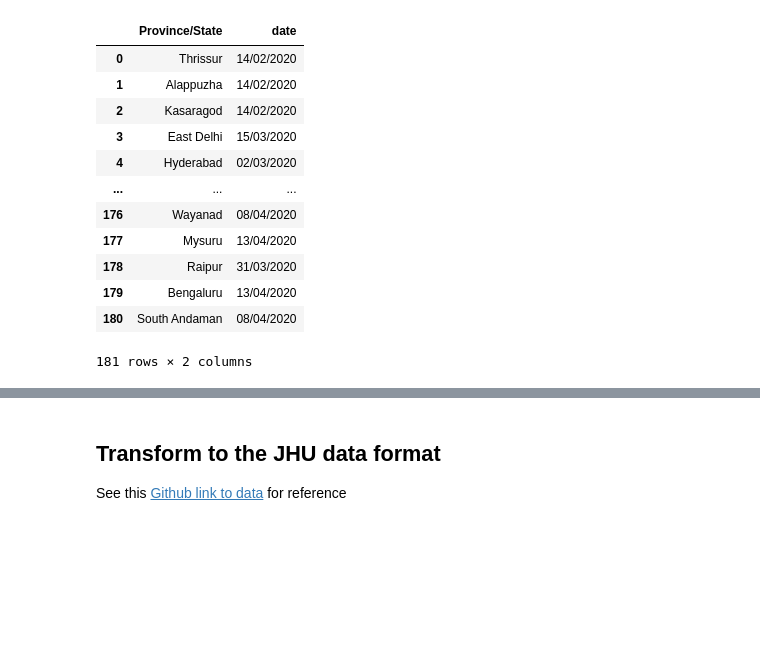
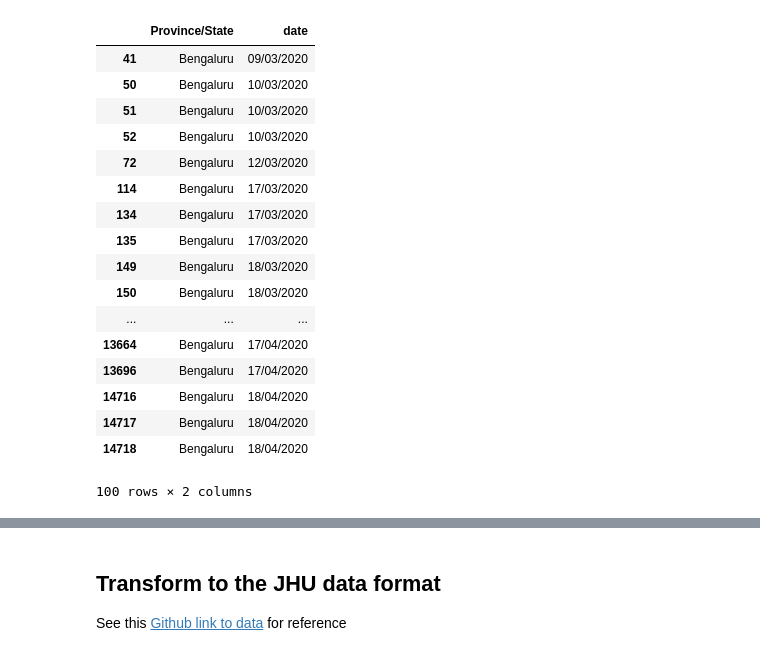
Before and after one commit to dishamakhija/covid19-india, a Jupyter notebook: src/fetch_indian_district_data_from_api.ipynb, the cells around one changed output, grey strips where cells are left out. Drawn from its saved outputs; the diff is of its cells as text; code cells hidden in the pictures; blank space fills up the shorter version.

Commit message:
bug fix: fixing district level data fetch

```diff
--- a/src/fetch_indian_district_data_from_api.ipynb
+++ b/src/fetch_indian_district_data_from_api.ipynb
@@ -19,7 +19,7 @@ REGION_FIELDNAME = 'detecteddistrict' #detecteddistrict - for district; detected
 REGION_OUTPUT_FILE_REG_SPECCIFIER='district'
 
 #what data to extract
-DATA_TYPE = 'Recovered' #'confirmed' - default; 'Hospitalized'; 'Recovered'; 'Deceased'
+DATA_TYPE = 'confirmed' #'confirmed' - default; 'Hospitalized'; 'Recovered'; 'Deceased'
 # %%
 from datetime import date
 
@@ -87,22 +87,27 @@ else:
 # column names in JHU format
 REGION = 'Province/State'
 district_df.columns = [REGION,'date']
-# %%
-district_df
-# %% [output]
-|  | Province/State | date |
-| 0 | Thrissur | 14/02/2020 |
-| 1 | Alappuzha | 14/02/2020 |
-| 2 | Kasaragod | 14/02/2020 |
-| 3 | East Delhi | 15/03/2020 |
-| 4 | Hyderabad | 02/03/2020 |
-| ... | ... | ... |
-| 176 | Wayanad | 08/04/2020 |
-| 177 | Mysuru | 13/04/2020 |
-| 178 | Raipur | 31/03/2020 |
-| 179 | Bengaluru | 13/04/2020 |
-| 180 | South Andaman | 08/04/2020 |
-181 rows × 2 columns
+# %%
+district_df[district_df['Province/State']=='Bengaluru']
+# %% [output]
+|  | Province/State | date |
+| 41 | Bengaluru | 09/03/2020 |
+| 50 | Bengaluru | 10/03/2020 |
+| 51 | Bengaluru | 10/03/2020 |
+| 52 | Bengaluru | 10/03/2020 |
+| 72 | Bengaluru | 12/03/2020 |
+| 114 | Bengaluru | 17/03/2020 |
+| 134 | Bengaluru | 17/03/2020 |
+| 135 | Bengaluru | 17/03/2020 |
+| 149 | Bengaluru | 18/03/2020 |
+| 150 | Bengaluru | 18/03/2020 |
+| ... | ... | ... |
+| 13664 | Bengaluru | 17/04/2020 |
+| 13696 | Bengaluru | 17/04/2020 |
+| 14716 | Bengaluru | 18/04/2020 |
+| 14717 | Bengaluru | 18/04/2020 |
+| 14718 | Bengaluru | 18/04/2020 |
+100 rows × 2 columns
 # %%
 import pandas as pd
 from datetime import datetime
```
Also changed, not shown: parts of 6 cells of this notebook, 1 other file.
